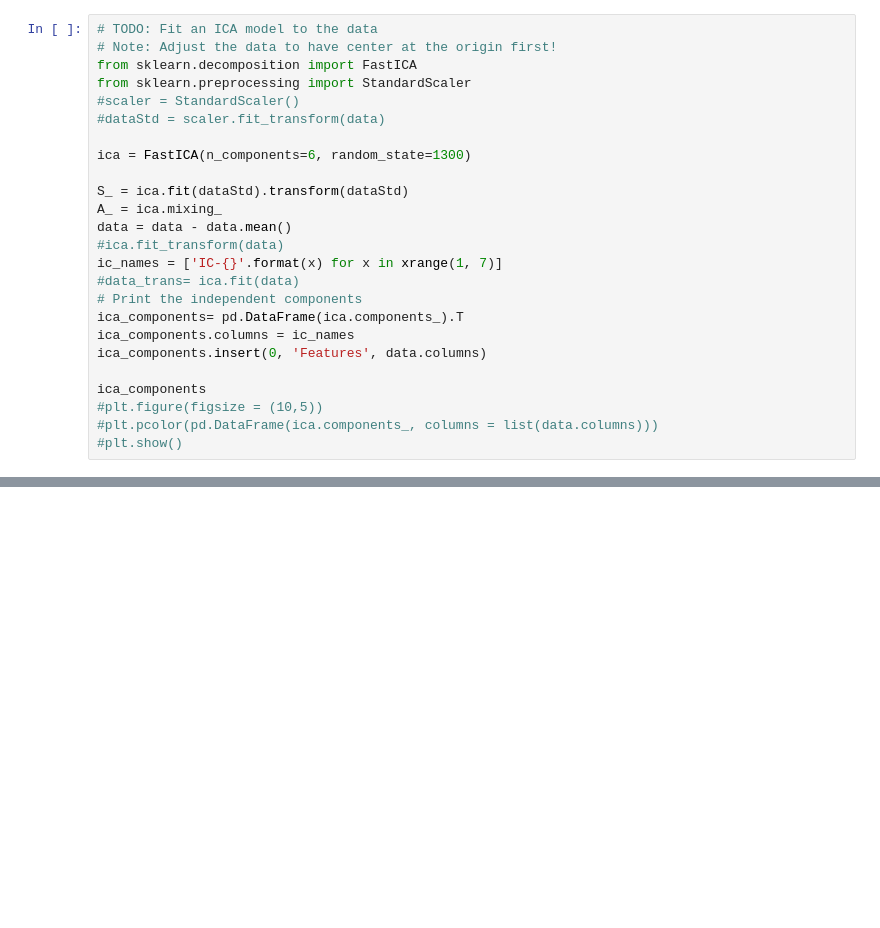
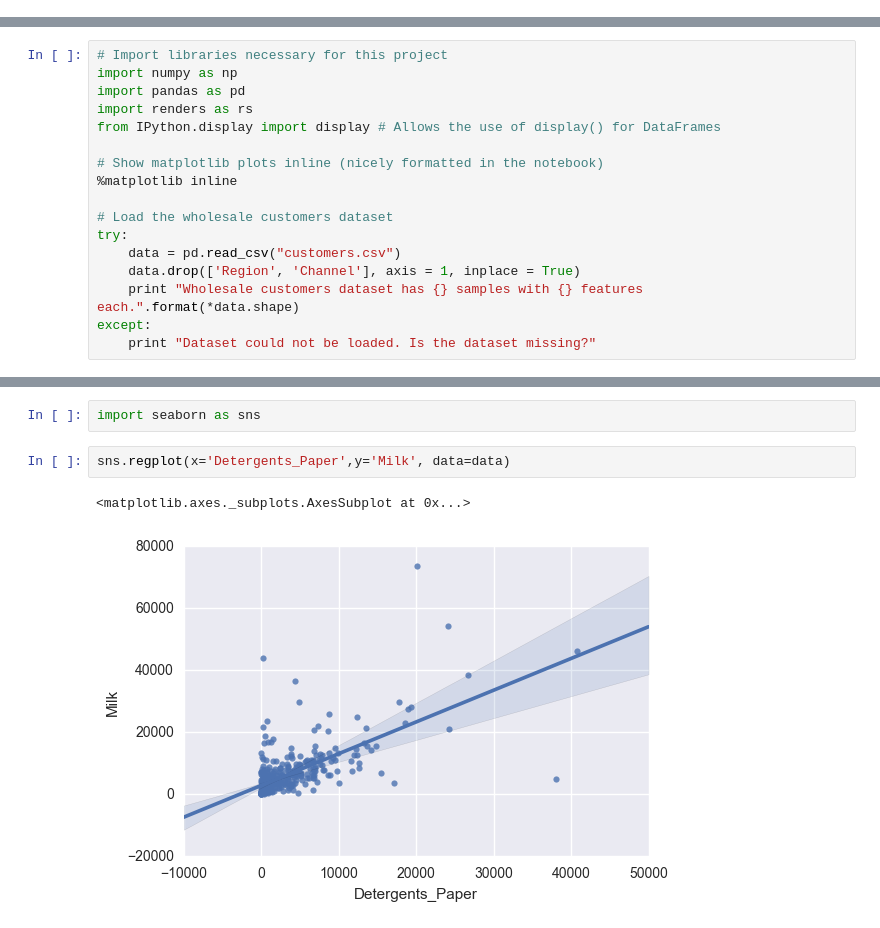
Before and after one commit to asuresh1/customer_segments, a Jupyter notebook: customer_segments.ipynb, the cells around one changed output, grey strips where cells are left out. Drawn from its saved outputs; the diff is of its cells as text; blank space fills up the shorter version.

```diff
--- a/customer_segments.ipynb
+++ b/customer_segments.ipynb
@@ -269,25 +0,0 @@ dataStd = std_scale.transform(data)
-# %%
-# TODO: Fit an ICA model to the data
-# Note: Adjust the data to have center at the origin first!
-from sklearn.decomposition import FastICA
-from sklearn.preprocessing import StandardScaler
-#scaler = StandardScaler()
-#dataStd = scaler.fit_transform(data)
-
-ica = FastICA(n_components=6, random_state=1300)
-
-S_ = ica.fit(dataStd).transform(dataStd)
-A_ = ica.mixing_
-data = data - data.mean()
-#ica.fit_transform(data)
-ic_names = ['IC-{}'.format(x) for x in xrange(1, 7)]
-#data_trans= ica.fit(data)
-# Print the independent components
-ica_components= pd.DataFrame(ica.components_).T
-ica_components.columns = ic_names
-ica_components.insert(0, 'Features', data.columns)
-
-ica_components
-#plt.figure(figsize = (10,5))
-#plt.pcolor(pd.DataFrame(ica.components_, columns = list(data.columns)))
-#plt.show()
@@ -901,0 +19,17 @@ Thus we would expect future data to fall right in place with the clusters we hav
+# %%
+# Import libraries necessary for this project
+import numpy as np
+import pandas as pd
+import renders as rs
+from IPython.display import display # Allows the use of display() for DataFrames
+
+# Show matplotlib plots inline (nicely formatted in the notebook)
+%matplotlib inline
+
+# Load the wholesale customers dataset
+try:
+    data = pd.read_csv("customers.csv")
+    data.drop(['Region', 'Channel'], axis = 1, inplace = True)
+    print "Wholesale customers dataset has {} samples with {} features each.".format(*data.shape)
+except:
+    print "Dataset could not be loaded. Is the dataset missing?"
@@ -901,0 +144,7 @@ Thus we would expect future data to fall right in place with the clusters we hav
+# %%
+import seaborn as sns
+# %%
+sns.regplot(x='Detergents_Paper',y='Milk', data=data)
+# %% [output]
+<matplotlib.axes._subplots.AxesSubplot at 0x...>
+[figure, added]
```
Also changed, not shown: parts of 143 cells of this notebook, 5 other files.
